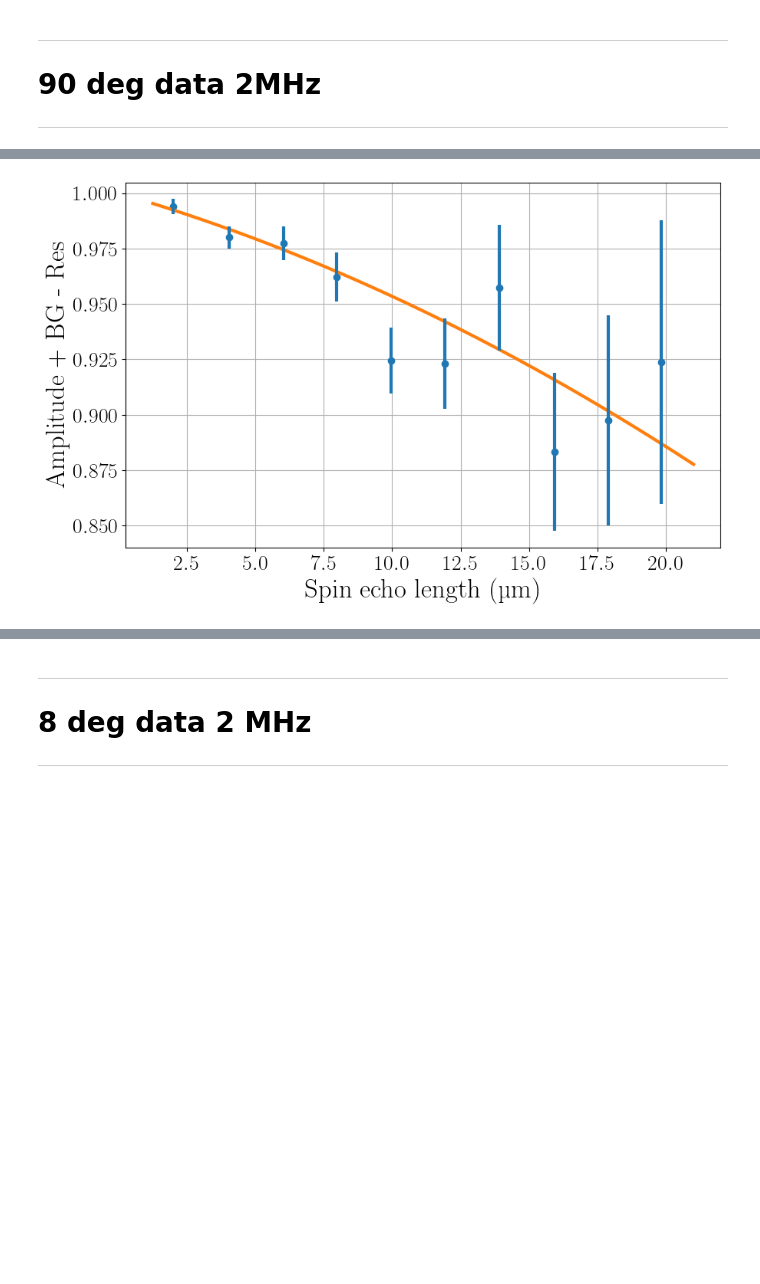
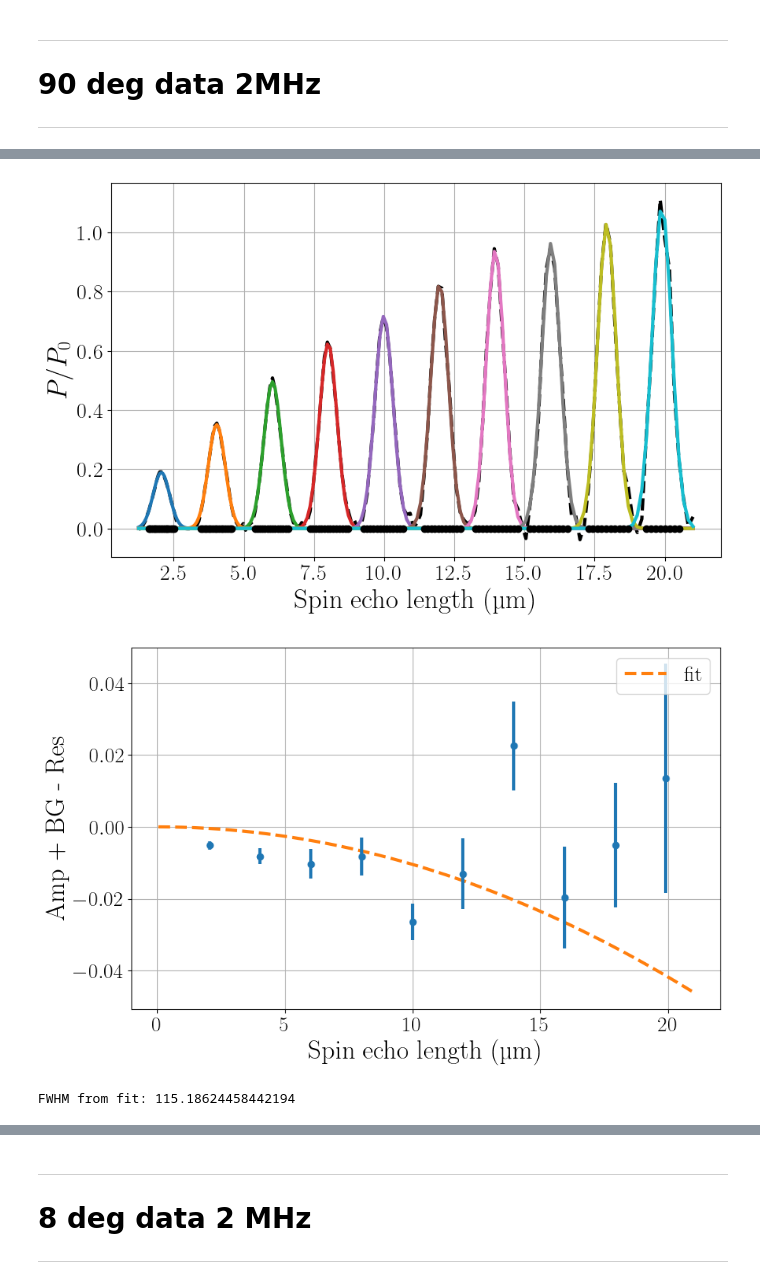
Before and after one commit to srmck/SESANS-coherence-length, a Jupyter notebook: Coherence_analysis.ipynb, the cells around one changed output, grey strips where cells are left out. Drawn from its saved outputs; the diff is of its cells as text; code cells hidden in the pictures; blank space fills up the shorter version.

```diff
--- a/Coherence_analysis.ipynb
+++ b/Coherence_analysis.ipynb
@@ -125,6 +124,7 @@ Cosine freq 0.47685 um^(-1/2)
 ## Moderator contribution
 # %%
 mpath = "C:\\Users\\xsm\\Documents\\GitHub\\SESANS-coherence-length\\Reduction\\"
+mpath = "C:\\Users\\samck\\Documents\\GitHub\\SESANS-coherence-length\\Reduction\\"
 mmod = "ModeratorStdDev_TS2_SANS_LETexptl_07Aug2015.txt"
 
 with open(mpath+mmod) as file:
@@ -148,7 +148,7 @@ plt.grid()
 plt.show()
 
 Amod,Bmod = mlin  #storing the fit
-print(f'y = Ax + B: [A,B]={mlin}')
+print(f'y = Ax + B: [A,B]={Amod,Bmod}')
 print(f'Error: {np.sqrt(np.diag(mlinerr))}')
 # %% [output]
 [figure]
@@ -273,45 +271,51 @@ peak_x = np.where(subtracted>0.05)
 seperated = splitter(peak_x[0],1)
 fparms,errs = [],[]
 
-plot_peaks,plot_res = False,True
+plot_peaks,plot_res = True,True
 
 fig, ax = plt.subplots()
 plt.plot(x,subtracted,'--',color='black')
 for indx,sep in enumerate(seperated):
     plt.plot(x[sep],np.zeros(len(sep)),'o',color='black',zorder=10)  #peak fit domain
 
     guess = [.5,x[sep[len(sep)//2]],.4]
     ff,err = curve_fit(ampgauss,x[sep],subtracted[sep],p0=guess)
     fparms.append(ff)
     errs.append(err)
     #plt.plot(x,ampgauss(x,*guess),'--',color=f'C{indx}')
     plt.plot(x,ampgauss(x,*ff),color=f'C{indx}')
     #print(f'Fitted peak {indx}: [amp,av,sig]={np.round(ff,3)}')
     #print(f'\t Errors: {np.round(np.sqrt(np.diag(err)),5)}')
 plt.xlabel(r'Spin echo length (\textmu m)')
 plt.ylabel(r'$P/P_0$')
 plt.grid()
 if plot_peaks: plt.show()
 else: plt.close()
 
 fparms = np.array(fparms)
 order_errs = np.array([np.sqrt(np.diag(i)) for i in errs])  #peak order errors
-x_indx = [np.argmin(np.abs(x-fparms[i,1])) for i in range(len(fparms[:,0]))]
+x_indx = [np.argmin(np.abs(X_2MHz_90-fparms[i,1])) for i in range(len(fparms[:,0]))]
+
+resid = fparms[:,0] + BG(fparms[:,1],*BG_parms_2_90) - res[x_indx]
+quad2 = lambda x,b: 0 + b*x**2
+parms,_ = curve_fit(quad2,fparms[:,1],resid,p0=(0),sigma=order_errs[:,0])
 
 fig, ax = plt.subplots()
-"""plt.plot(fparms_2MHz_90[:,1],fparms_2MHz_90[:,0]+BG(fparms_2MHz_90[:,1],*BG_parms_2_90),'o')
-plt.errorbar(fparms_2MHz_90[:,1],fparms_2MHz_90[:,0]+BG(fparms_2MHz_90[:,1],*BG_parms_2_90),\
-             order_errs[:,0],ls='none',color='C0',zorder=5)"""
-plt.plot(X_2MHz_90[Peaks_2MHz_90],Y_2MHz_90[Peaks_2MHz_90],'o')
-plt.errorbar(X_2MHz_90[Peaks_2MHz_90],Y_2MHz_90[Peaks_2MHz_90],E_2MHz_90[Peaks_2MHz_90],ls='none',color='C0',zorder=5)
-plt.plot(X_2MHz_90,res)
+plt.plot(fparms[:,1],resid,'o')
+plt.errorbar(fparms[:,1],resid,order_errs[:,0],ls='none',color='C0',zorder=5)
+plt.plot(X_tot_2MHz_90,quad2(X_tot_2MHz_90,*parms),'--',label='fit')
 plt.xlabel(r'Spin echo length (\textmu m)')
-plt.ylabel(r'Amplitude + BG - Res')
+plt.ylabel(r'Amp + BG - Res')
+plt.legend()
 plt.grid()
 if plot_res: plt.show()
 else: plt.close()
 
+print(f'FWHM from fit: {np.sqrt(2*np.log(2)/np.abs(parms[0]))}')
+
 fparms_2MHz_90 = np.copy(fparms)  #save parameters for later comparison
 errs_2MHz_90 = np.copy(order_errs)
 # %% [output]
-[figure, old version]
+[figure, new version]
+[figure, added]
+FWHM from fit: 115.18624458442194
```
Also changed, not shown: parts of 34 cells of this notebook, 3 other files.
